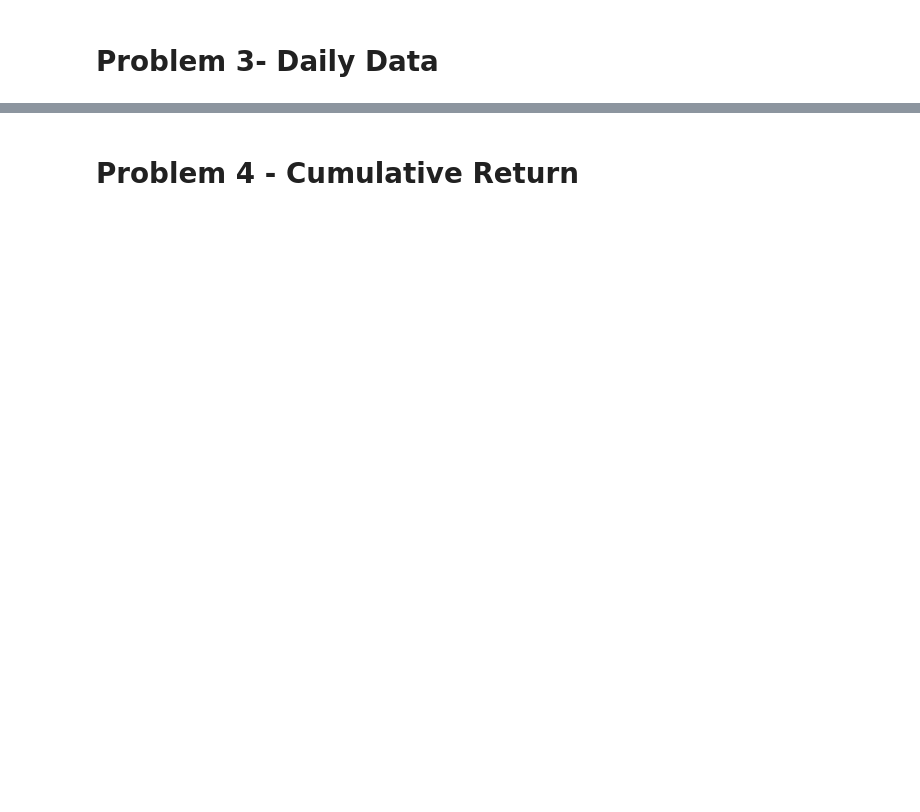
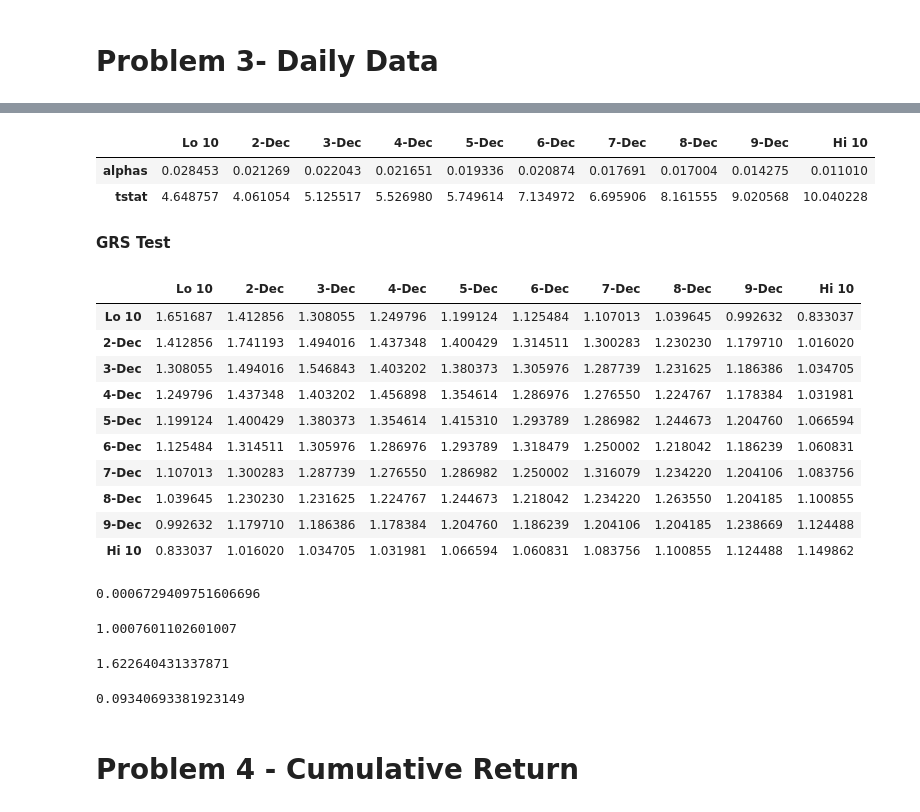
Before and after one commit to mp3201/Behavioral-Finance, a Jupyter notebook: hmwk2/Empirical 2.ipynb, the cells around one changed output, grey strips where cells are left out. Drawn from its saved outputs; the diff is of its cells as text; code cells hidden in the pictures; blank space fills up the shorter version.

```diff
--- a/hmwk2/Empirical 2.ipynb
+++ b/hmwk2/Empirical 2.ipynb
@@ -315,0 +559,13 @@ day_ew_combine.head()
+# %%
+alphas = [0] * 10
+tstats = [0] * 10
+day_vw_resid = day_vw
+for portfolio in range(1,11):
+    print("Portfolio: "+day_vw_combine.columns[portfolio])
+    cur_mod=sm.OLS(day_vw_combine[day_vw_combine.columns[portfolio]],
+                   sm.add_constant(day_vw_combine['Mkt-RF']), missing='drop').fit()
+    alphas[portfolio-1] = cur_mod.params[0]
+    tstats[portfolio-1] = cur_mod.tvalues[0]
+    day_ew_resid[day_ew_combine.columns[portfolio]]=cur_mod.resid
+    print(cur_mod.summary())
+    print(portfolio)
@@ -316,3 +590,58 @@ day_ew_combine.head()
+# %%
+reg_out_vw = pd.DataFrame(alphas).transpose().append(pd.DataFrame(tstats).transpose(), ignore_index=True)
+reg_out_vw.index = ['alphas', 'tstat']
+reg_out_vw.columns = day_vw.columns[1:day_vw.shape[1]]
+reg_out_vw
+# %% [output]
+|  | Lo 10 | 2-Dec | 3-Dec | 4-Dec | 5-Dec | 6-Dec | 7-Dec | 8-Dec | 9-Dec | Hi 10 |
+| alphas | 0.028453 | 0.021269 | 0.022043 | 0.021651 | 0.019336 | 0.020874 | 0.017691 | 0.017004 | 0.014275 | 0.011010 |
+| tstat | 4.648757 | 4.061054 | 5.125517 | 5.526980 | 5.749614 | 7.134972 | 6.695906 | 8.161555 | 9.020568 | 10.040228 |
+# %% [markdown]
+**GRS Test**
+# %%
+sigma_resid=day_vw_resid.iloc[:,1:day_vw_resid.shape[1]].cov()
+sigma_resid
+# %% [output]
+|  | Lo 10 | 2-Dec | 3-Dec | 4-Dec | 5-Dec | 6-Dec | 7-Dec | 8-Dec | 9-Dec | Hi 10 |
+| Lo 10 | 1.651687 | 1.412856 | 1.308055 | 1.249796 | 1.199124 | 1.125484 | 1.107013 | 1.039645 | 0.992632 | 0.833037 |
+| 2-Dec | 1.412856 | 1.741193 | 1.494016 | 1.437348 | 1.400429 | 1.314511 | 1.300283 | 1.230230 | 1.179710 | 1.016020 |
+| 3-Dec | 1.308055 | 1.494016 | 1.546843 | 1.403202 | 1.380373 | 1.305976 | 1.287739 | 1.231625 | 1.186386 | 1.034705 |
+| 4-Dec | 1.249796 | 1.437348 | 1.403202 | 1.456898 | 1.354614 | 1.286976 | 1.276550 | 1.224767 | 1.178384 | 1.031981 |
+| 5-Dec | 1.199124 | 1.400429 | 1.380373 | 1.354614 | 1.415310 | 1.293789 | 1.286982 | 1.244673 | 1.204760 | 1.066594 |
+| 6-Dec | 1.125484 | 1.314511 | 1.305976 | 1.286976 | 1.293789 | 1.318479 | 1.250002 | 1.218042 | 1.186239 | 1.060831 |
+| 7-Dec | 1.107013 | 1.300283 | 1.287739 | 1.276550 | 1.286982 | 1.250002 | 1.316079 | 1.234220 | 1.204106 | 1.083756 |
+| 8-Dec | 1.039645 | 1.230230 | 1.231625 | 1.224767 | 1.244673 | 1.218042 | 1.234220 | 1.263550 | 1.204185 | 1.100855 |
+| 9-Dec | 0.992632 | 1.179710 | 1.186386 | 1.178384 | 1.204760 | 1.186239 | 1.204106 | 1.204185 | 1.238669 | 1.124488 |
+| Hi 10 | 0.833037 | 1.016020 | 1.034705 | 1.031981 | 1.066594 | 1.060831 | 1.083756 | 1.100855 | 1.124488 | 1.149862 |
+# %%
+#alpha*sigma^-1*alpha
+resid_quad = np.dot(alphas,pd.DataFrame(np.linalg.inv(sigma_resid.values),
+                           sigma_resid.columns, sigma_resid.index).dot(alphas))
+resid_quad
+# %% [output]
+0.0006729409751606696
+# %%
+#(1+E(F)Cov(F)^-1E(F))
+mu_factors = day_vw_combine['Mkt-RF'].mean()
+sigma_factors = day_vw_combine['Mkt-RF'].var()
+factors_quad=(1+mu_factors*1/sigma_factors*mu_factors)
+factors_quad
+# %% [output]
+1.0007601102601007
+# %%
+N=10
+T=day_vw_combine.shape[0] # (1098)
+K=1
+
+F_stat = T/(T-2)*(T-N-K)/N*resid_quad/factors_quad
+F_stat
+# %% [output]
+1.622640431337871
+# %%
+pvalue=1-f.cdf(F_stat, N, T-N-K)
+pvalue
+# %% [output]
+0.09340693381923149
 # %% [markdown]
 # Problem 4 - Cumulative Return
 # %%
```
Also changed, not shown: parts of 43 cells of this notebook, 3 other files.
